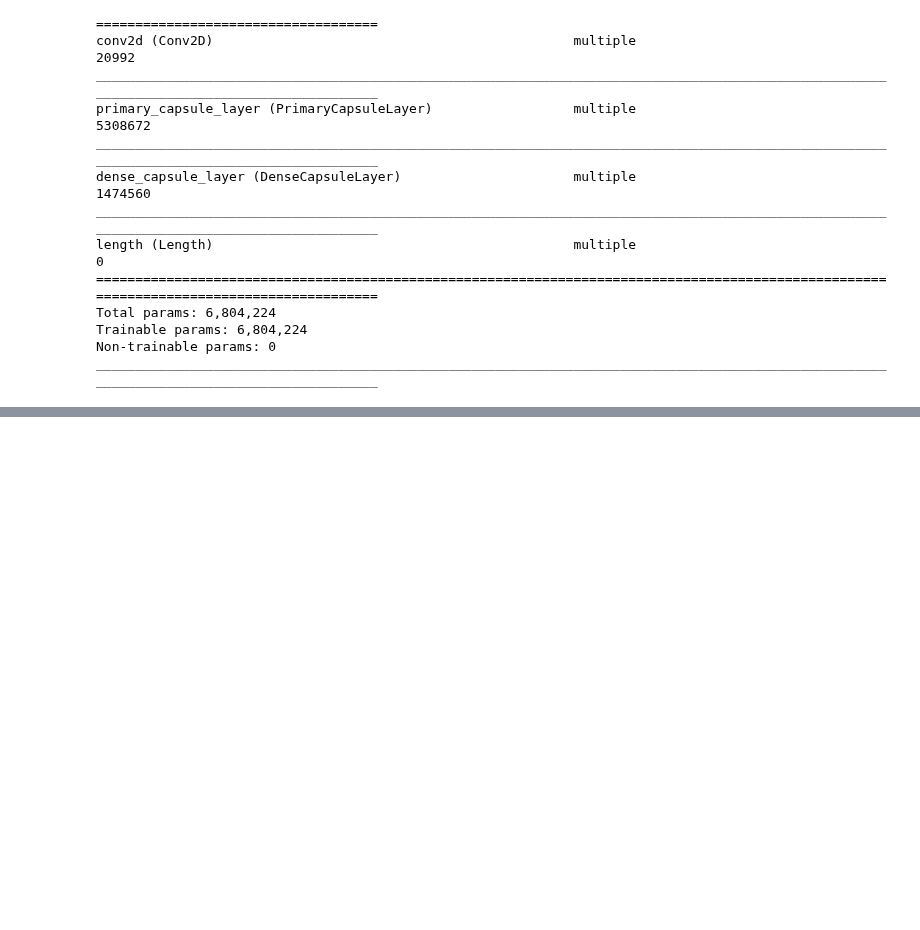
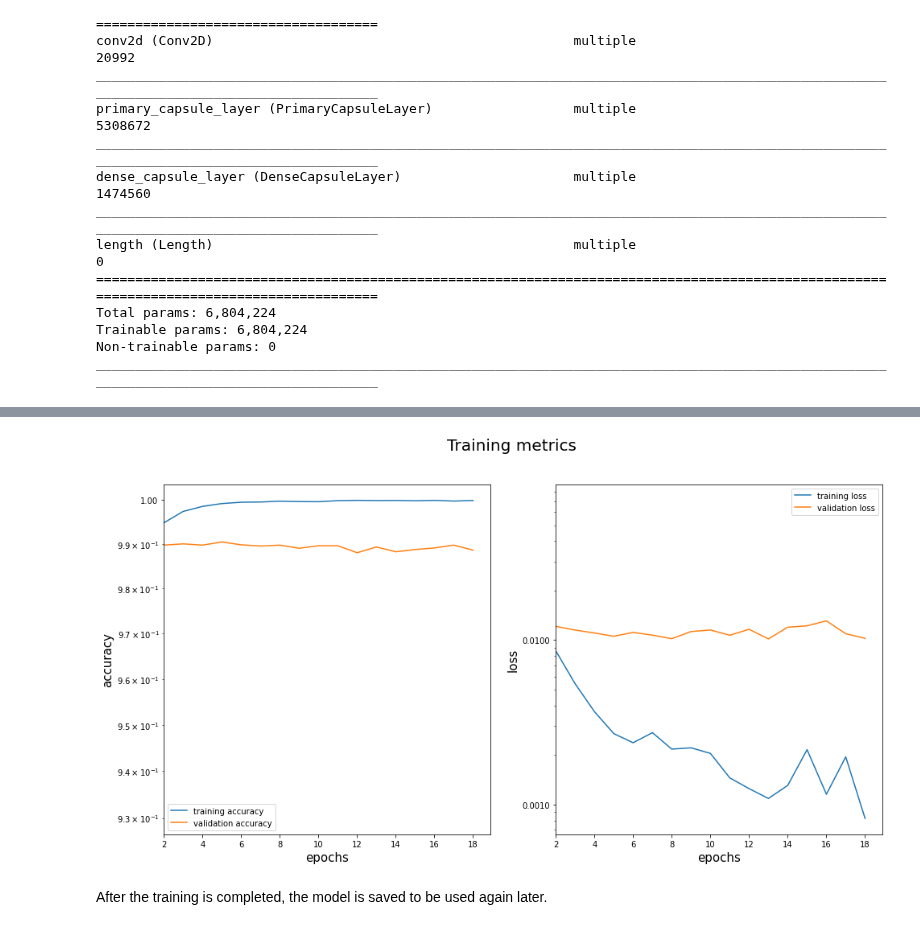
Before and after one commit to metalglove/Fontys-ADS, a Jupyter notebook: Assignments/OP/Open Program.ipynb, the cells around one changed output, grey strips where cells are left out. Cells and saved outputs as stored; diff of their text form; code cells hidden in the pictures; blank space fills up the shorter version.

```diff
--- a/Assignments/OP/Open Program.ipynb
+++ b/Assignments/OP/Open Program.ipynb
@@ -524,2 +552,8 @@ Text(0.5, 1.0, 'Loss')
+# %%
+visualise_results(history, yscale='log', epoch_start=2)
+# %% [output]
+[figure, added]
+# %% [markdown]
+After the training is completed, the model is saved to be used again later.
 # %%
 weights_path = 'mnist.h5'
```
Also changed, not shown: parts of 22 cells of this notebook, 2 other files.
